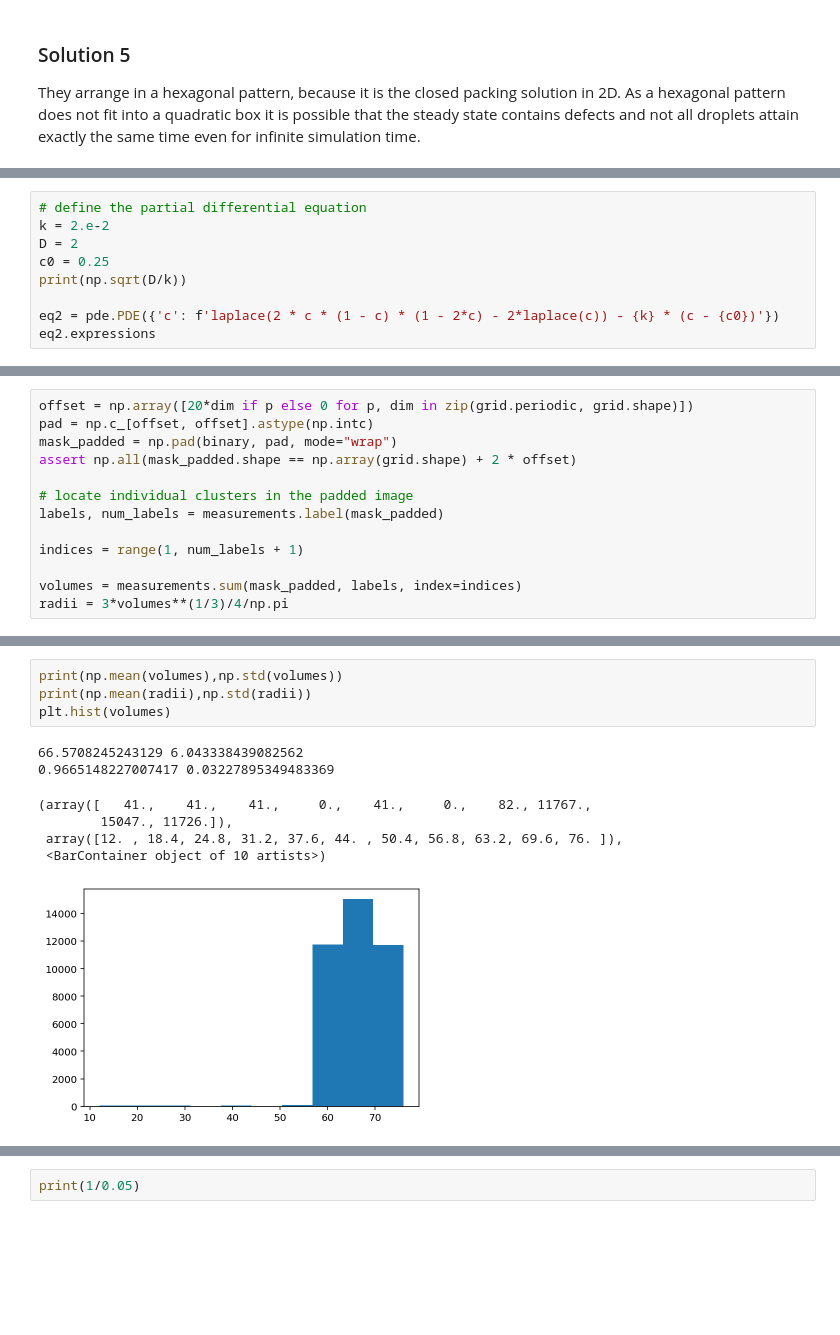
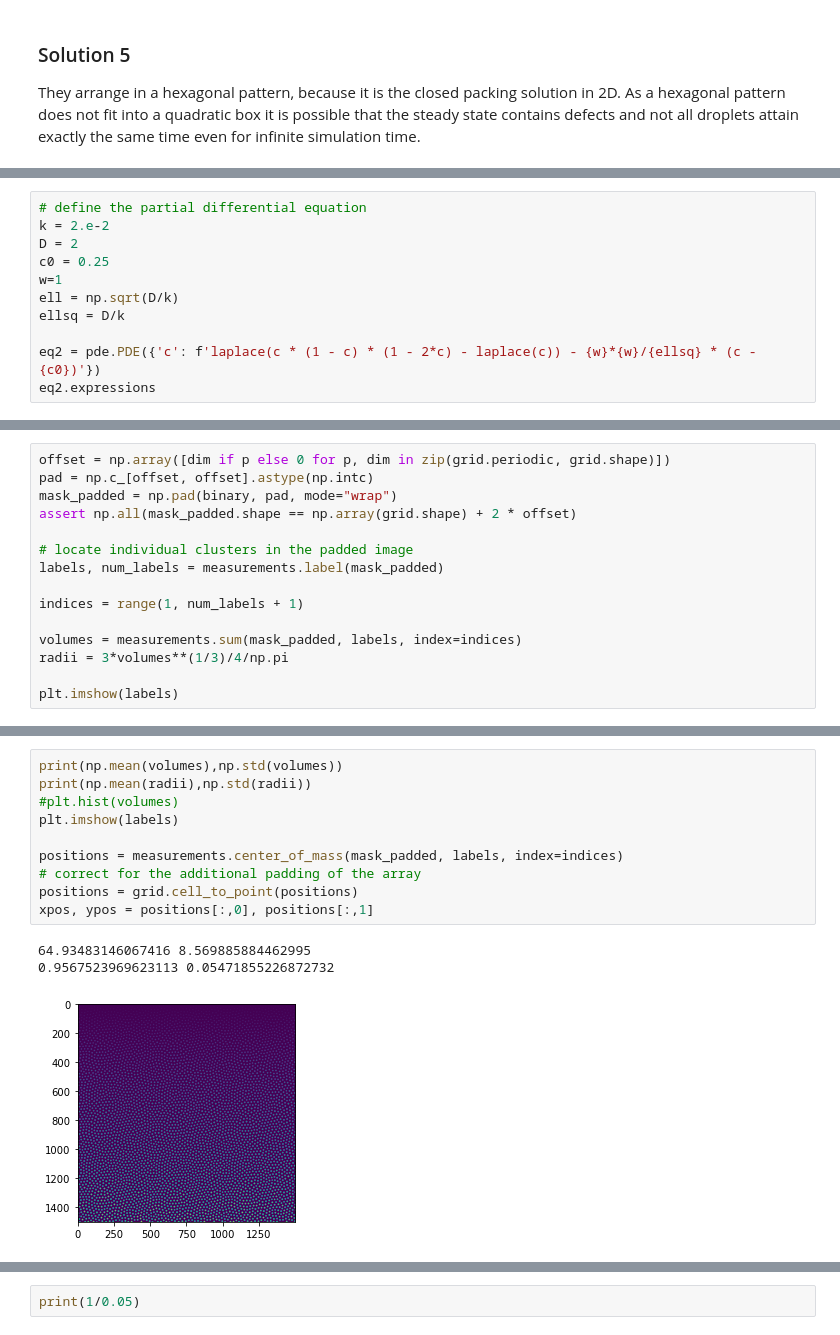
Before and after one commit to zwicker-group/tutorial-pattern-formation-in-cells, a Jupyter notebook: 05_non-ideal-reaction-diffusion.ipynb, the cells around one changed output, grey strips where cells are left out. Cells and saved outputs as stored; diff of their text form; blank space fills up the shorter version.

```diff
--- a/05_non-ideal-reaction-diffusion.ipynb
+++ b/05_non-ideal-reaction-diffusion.ipynb
@@ -230,8 +241,10 @@ They arrange in a hexagonal pattern, because it is the closed packing solution i
 k = 2.e-2
 D = 2
 c0 = 0.25
-print(np.sqrt(D/k))
+w=1
+ell = np.sqrt(D/k)
+ellsq = D/k
 
-eq2 = pde.PDE({'c': f'laplace(2 * c * (1 - c) * (1 - 2*c) - 2*laplace(c)) - {k} * (c - {c0})'})
+eq2 = pde.PDE({'c': f'laplace(c * (1 - c) * (1 - 2*c) - laplace(c)) - {w}*{w}/{ellsq} * (c - {c0})'})
 eq2.expressions
 # %% [output]
@@ -258,5 +281,5 @@ lw, num = measurements.label(binary)
 # %%
-offset = np.array([20*dim if p else 0 for p, dim in zip(grid.periodic, grid.shape)])
+offset = np.array([dim if p else 0 for p, dim in zip(grid.periodic, grid.shape)])
 pad = np.c_[offset, offset].astype(np.intc)
 mask_padded = np.pad(binary, pad, mode="wrap")
 assert np.all(mask_padded.shape == np.array(grid.shape) + 2 * offset)
@@ -268,3 +291,5 @@ indices = range(1, num_labels + 1)
 
 volumes = measurements.sum(mask_padded, labels, index=indices)
 radii = 3*volumes**(1/3)/4/np.pi
+
+plt.imshow(labels)
@@ -271,12 +299,14 @@ radii = 3*volumes**(1/3)/4/np.pi
 # %%
 print(np.mean(volumes),np.std(volumes))
 print(np.mean(radii),np.std(radii))
-plt.hist(volumes)
+#plt.hist(volumes)
+plt.imshow(labels)
+
+positions = measurements.center_of_mass(mask_padded, labels, index=indices)
+# correct for the additional padding of the array
+positions = grid.cell_to_point(positions)
+xpos, ypos = positions[:,0], positions[:,1]
 # %% [output]
-66.5708245243129 6.043338439082562
-0.9665148227007417 0.03227895349483369
+64.93483146067416 8.569885884462995
+0.9567523969623113 0.05471855226872732
-(array([   41.,    41.,    41.,     0.,    41.,     0.,    82., 11767.,
-        15047., 11726.]),
- array([12. , 18.4, 24.8, 31.2, 37.6, 44. , 50.4, 56.8, 63.2, 69.6, 76. ]),
- <BarContainer object of 10 artists>)
-[figure, old version]
+[figure, new version]
```
Also changed, not shown: parts of 31 cells of this notebook.
